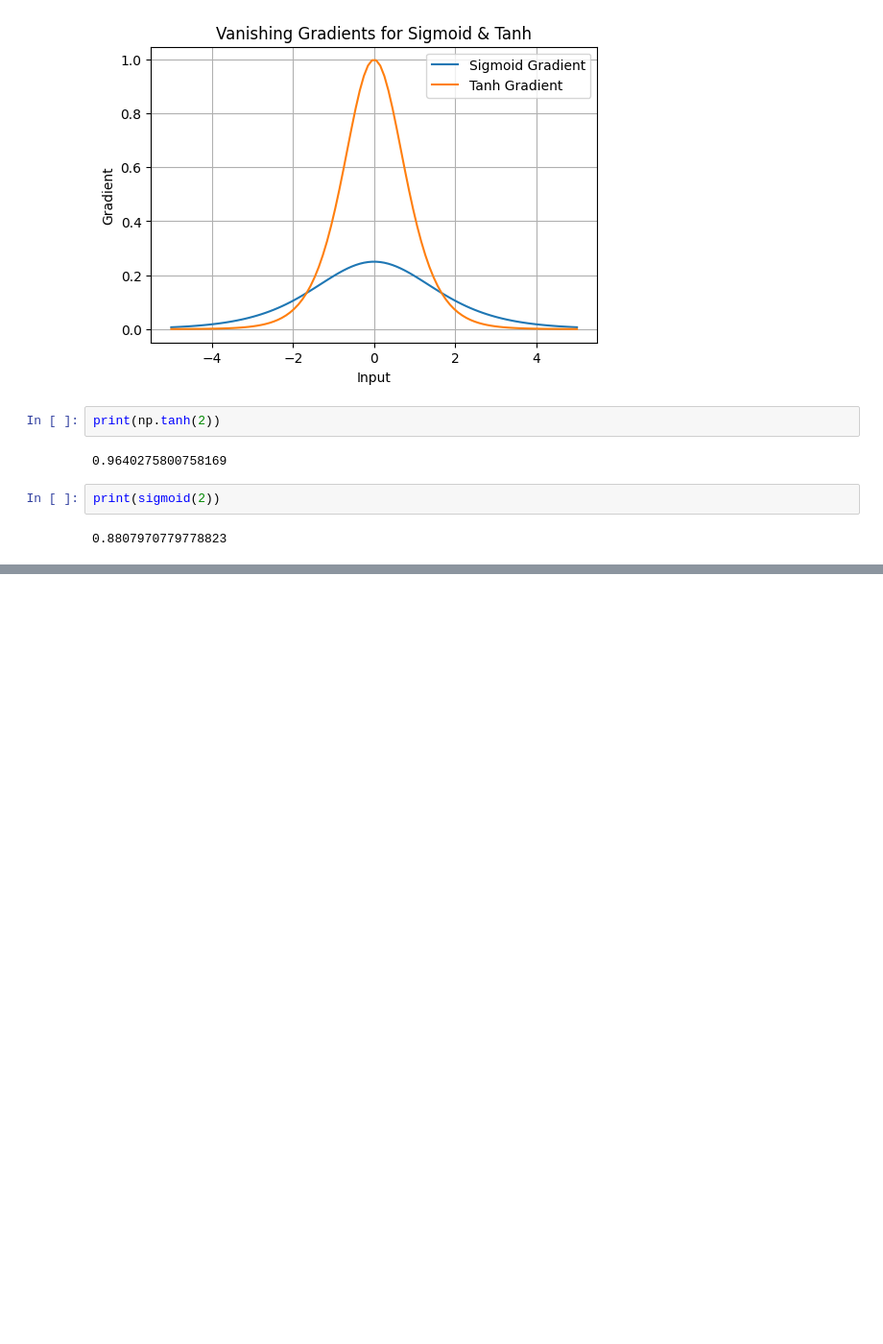
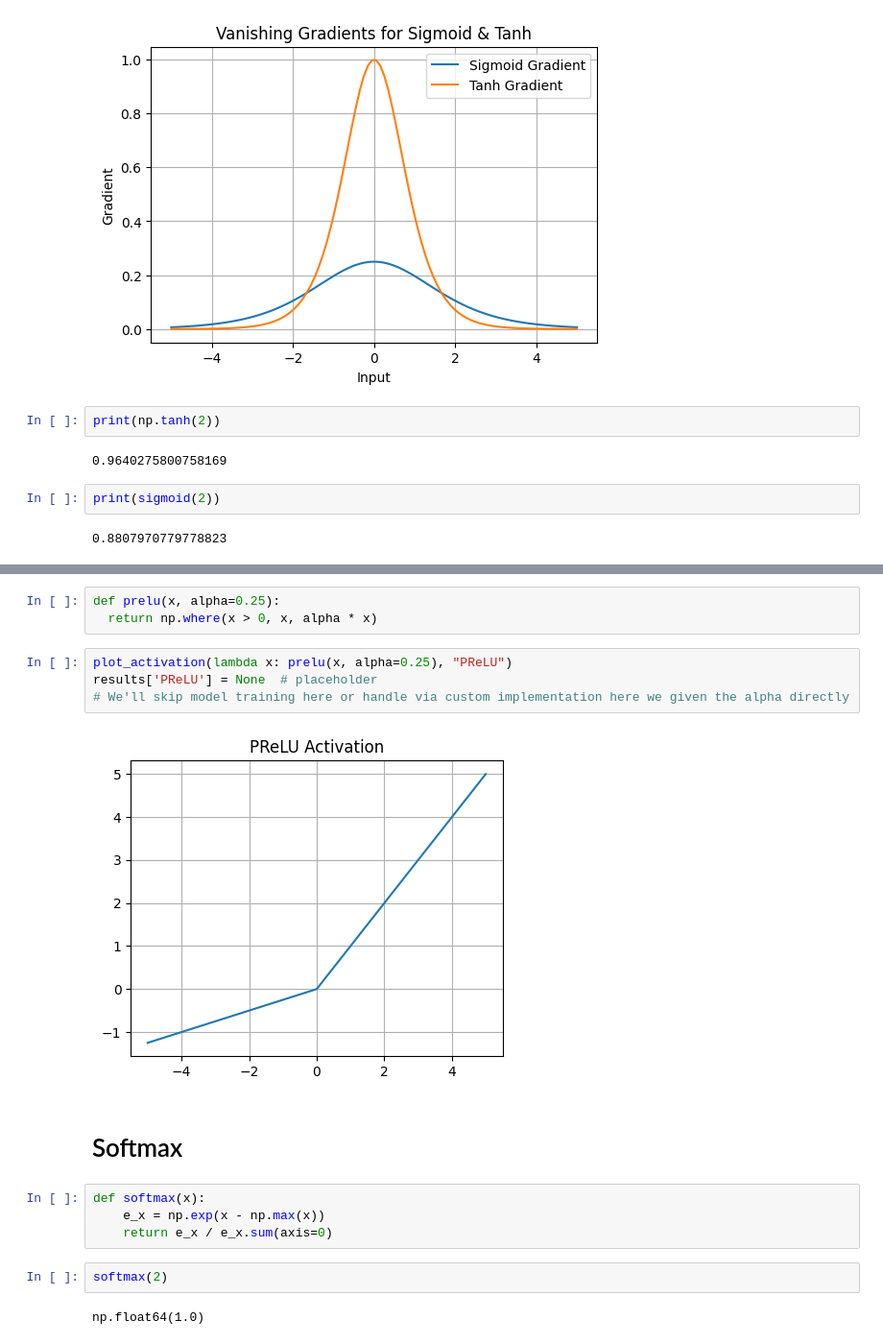
Before and after one commit to PavanPk1/MyPractice_Colab_notebooks, a Jupyter notebook: Deep Learning/ActivationFunction.ipynb, the cells around one changed output, grey strips where cells are left out. Shown at 96% size. Drawn from its saved outputs; the diff is of its cells as text; blank space fills up the shorter version.

```diff
--- a/Deep Learning/ActivationFunction.ipynb
+++ b/Deep Learning/ActivationFunction.ipynb
@@ -181,0 +230,19 @@ print(sigmoid(2))
+# %%
+def prelu(x, alpha=0.25):
+  return np.where(x > 0, x, alpha * x)
+# %%
+plot_activation(lambda x: prelu(x, alpha=0.25), "PReLU")
+results['PReLU'] = None  # placeholder
+# We'll skip model training here or handle via custom implementation here we given the alpha directly
+# %% [output]
+[figure, added]
+# %% [markdown]
+# Softmax
+# %%
+def softmax(x):
+    e_x = np.exp(x - np.max(x))
+    return e_x / e_x.sum(axis=0)
+# %%
+softmax(2)
+# %% [output]
+np.float64(1.0)
```
Also changed, not shown: parts of 16 cells of this notebook.
